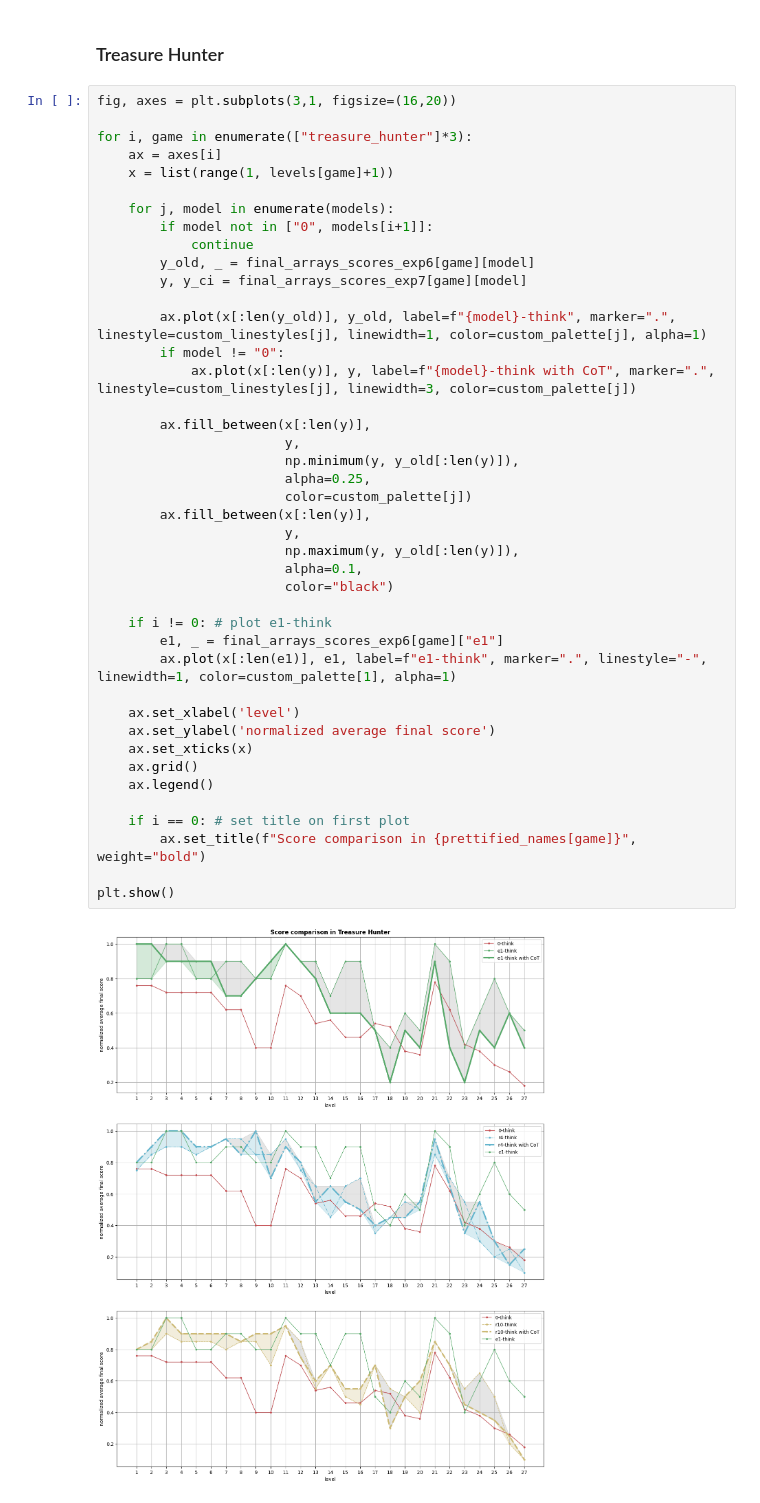
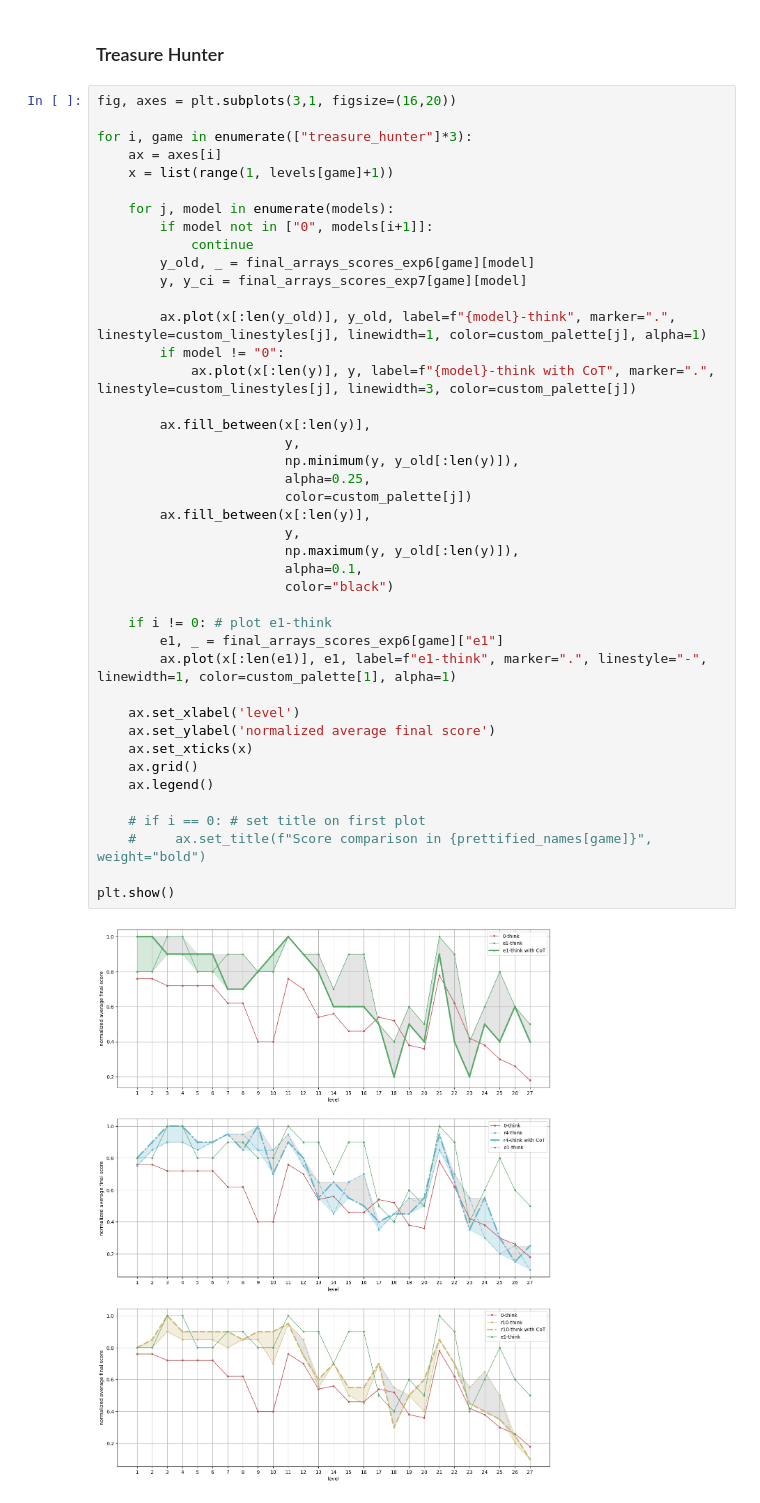
Before and after one commit to MizuGreg/LLMs-Play-Textual-Games, a Jupyter notebook: Code/Experiments/Experiment6+7.ipynb, the cells around one changed output. Drawn from its saved outputs; the diff is of its cells as text.

```diff
--- a/Code/Experiments/Experiment6+7.ipynb
+++ b/Code/Experiments/Experiment6+7.ipynb
@@ -266,33 +266,33 @@ for i, game in enumerate(["treasure_hunter"]*3):
         y, y_ci = final_arrays_scores_exp7[game][model]
 
         ax.plot(x[:len(y_old)], y_old, label=f"{model}-think", marker=".", linestyle=custom_linestyles[j], linewidth=1, color=custom_palette[j], alpha=1)
         if model != "0":
             ax.plot(x[:len(y)], y, label=f"{model}-think with CoT", marker=".", linestyle=custom_linestyles[j], linewidth=3, color=custom_palette[j])
 
         ax.fill_between(x[:len(y)],
                         y,
                         np.minimum(y, y_old[:len(y)]),
                         alpha=0.25,
                         color=custom_palette[j])
         ax.fill_between(x[:len(y)],
                         y,
                         np.maximum(y, y_old[:len(y)]),
                         alpha=0.1,
                         color="black")
 
     if i != 0: # plot e1-think
         e1, _ = final_arrays_scores_exp6[game]["e1"]
         ax.plot(x[:len(e1)], e1, label=f"e1-think", marker=".", linestyle="-", linewidth=1, color=custom_palette[1], alpha=1)
 
     ax.set_xlabel('level')
     ax.set_ylabel('normalized average final score')
     ax.set_xticks(x)
     ax.grid()
     ax.legend()
 
-    if i == 0: # set title on first plot
-        ax.set_title(f"Score comparison in {prettified_names[game]}", weight="bold")
+    # if i == 0: # set title on first plot
+    #     ax.set_title(f"Score comparison in {prettified_names[game]}", weight="bold")
 
 plt.show()
 # %% [output]
-[figure, old version]
+[figure, new version]
```
Also changed, not shown: parts of 2 cells of this notebook, 2 other files.
